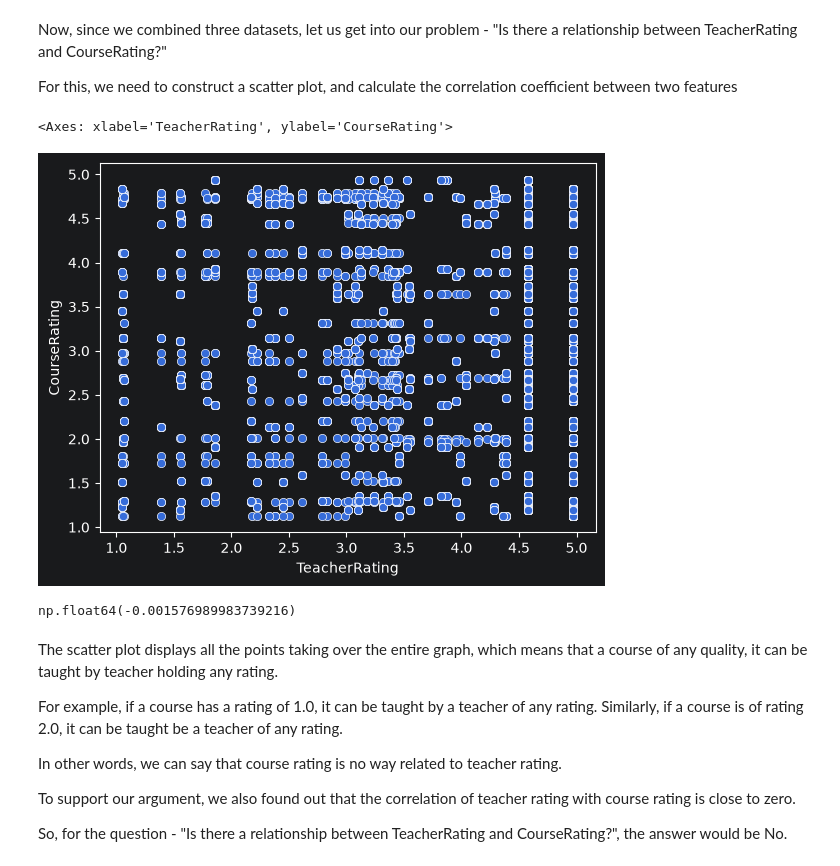
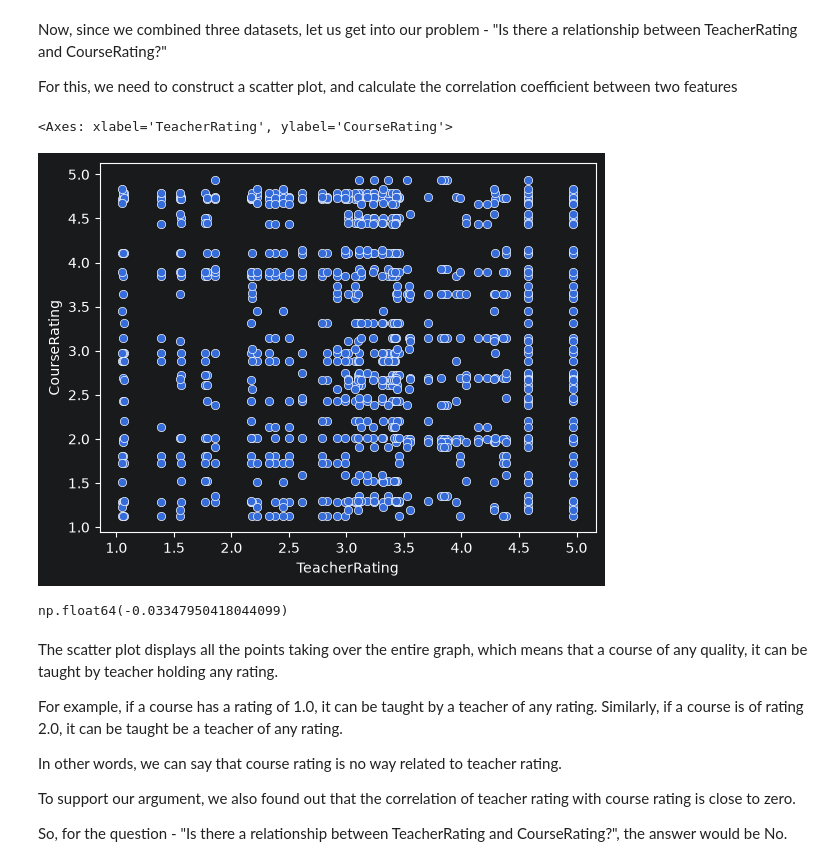
Before and after one commit to amithvardhan99/resume-projects, a Jupyter notebook: Instructor Performance and Course Quality Evaluation on EduPro/notebook.ipynb, the cells around one changed output. Drawn from its saved outputs; the diff is of its cells as text; code cells hidden in the pictures.

```diff
--- a/Instructor Performance and Course Quality Evaluation on EduPro/notebook.ipynb
+++ b/Instructor Performance and Course Quality Evaluation on EduPro/notebook.ipynb
@@ -288,14 +288,16 @@ Now, since we combined three datasets, let us get into our problem - "Is there a
 
 For this, we need to construct a scatter plot, and calculate the correlation coefficient between two features
 # %%
-sns.scatterplot(x=df["TeacherRating"],y=df["CourseRating"])
+puf = df[["TeacherRating","CourseRating"]].drop_duplicates()
+
+sns.scatterplot(x=puf["TeacherRating"],y=puf["CourseRating"])
 # %% [output]
 <Axes: xlabel='TeacherRating', ylabel='CourseRating'>
-[figure, old version]
+[figure, new version]
 # %%
-df[["TeacherRating","CourseRating"]].corr()["TeacherRating"].loc["CourseRating"]
+puf.drop_duplicates().corr()["TeacherRating"].loc["CourseRating"]
 # %% [output]
-np.float64(-0.001576989983739216)
+np.float64(-0.03347950418044099)
 # %% [markdown]
 The scatter plot displays all the points taking over the entire graph, which means that a course of any quality, it can be taught by teacher holding any rating.
 
```
Also changed, not shown: parts of 10 cells of this notebook, 3 other files.
